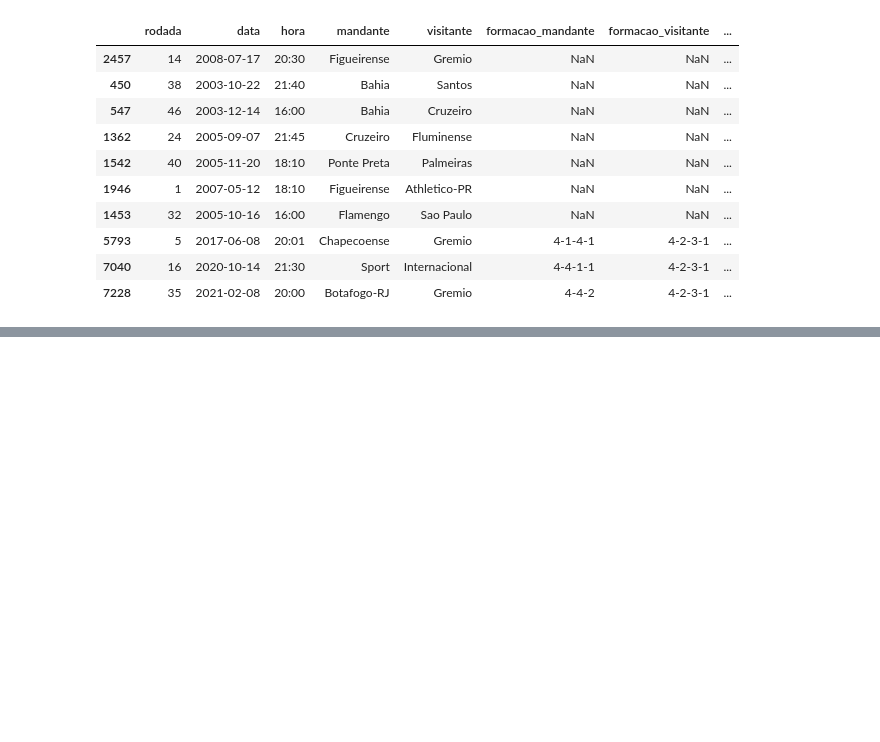
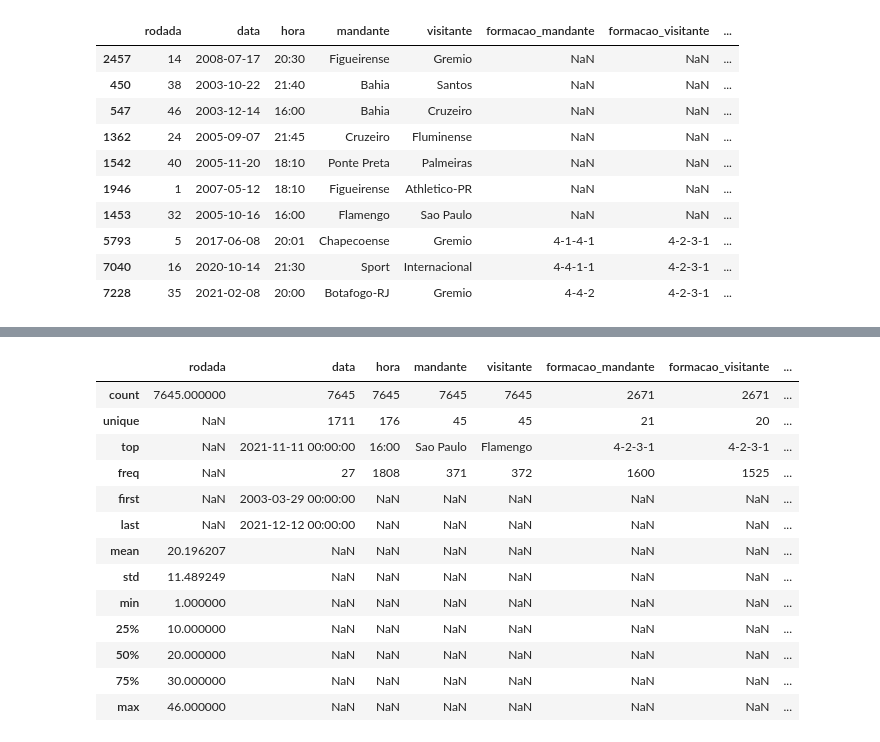
Before and after one commit to LeonardoHyppolito/Estudos, a Jupyter notebook: analise_com_pandas.ipynb, the cells around one changed output, grey strips where cells are left out. Saved outputs shown, nothing was run; the diff lists cells and outputs as text; code cells hidden in the pictures; blank space fills up the shorter version.

```diff
--- a/analise_com_pandas.ipynb
+++ b/analise_com_pandas.ipynb
@@ -1496,0 +1531,18 @@ df.sort_values("visitante_placar", ascending = False).head(10)
+# %%
+# Pode ser interessante pra gente, ter uma visão de todas as informações juntas, isto é, as estatísticas das colunas com valores numericos er não numericas
+df.describe(include="all")
+# %% [output]
+|  | rodada | data | hora | mandante | visitante | formacao_mandante | formacao_visitante | ... |
+| count | 7645.000000 | 7645 | 7645 | 7645 | 7645 | 2671 | 2671 | ... |
+| unique | NaN | 1711 | 176 | 45 | 45 | 21 | 20 | ... |
+| top | NaN | 2021-11-11 00:00:00 | 16:00 | Sao Paulo | Flamengo | 4-2-3-1 | 4-2-3-1 | ... |
+| freq | NaN | 27 | 1808 | 371 | 372 | 1600 | 1525 | ... |
+| first | NaN | 2003-03-29 00:00:00 | NaN | NaN | NaN | NaN | NaN | ... |
+| last | NaN | 2021-12-12 00:00:00 | NaN | NaN | NaN | NaN | NaN | ... |
+| mean | 20.196207 | NaN | NaN | NaN | NaN | NaN | NaN | ... |
+| std | 11.489249 | NaN | NaN | NaN | NaN | NaN | NaN | ... |
+| min | 1.000000 | NaN | NaN | NaN | NaN | NaN | NaN | ... |
+| 25% | 10.000000 | NaN | NaN | NaN | NaN | NaN | NaN | ... |
+| 50% | 20.000000 | NaN | NaN | NaN | NaN | NaN | NaN | ... |
+| 75% | 30.000000 | NaN | NaN | NaN | NaN | NaN | NaN | ... |
+| max | 46.000000 | NaN | NaN | NaN | NaN | NaN | NaN | ... |
```
Also changed, not shown: parts of 16 cells of this notebook.
